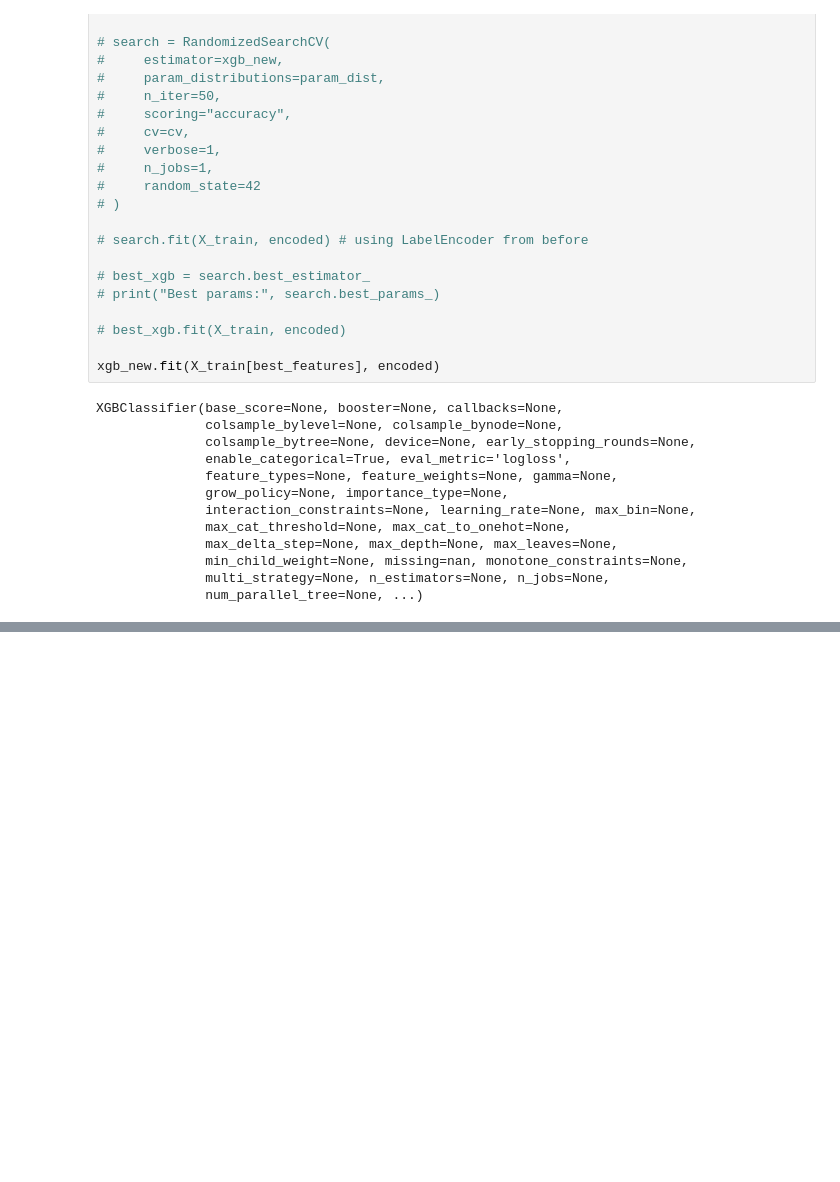
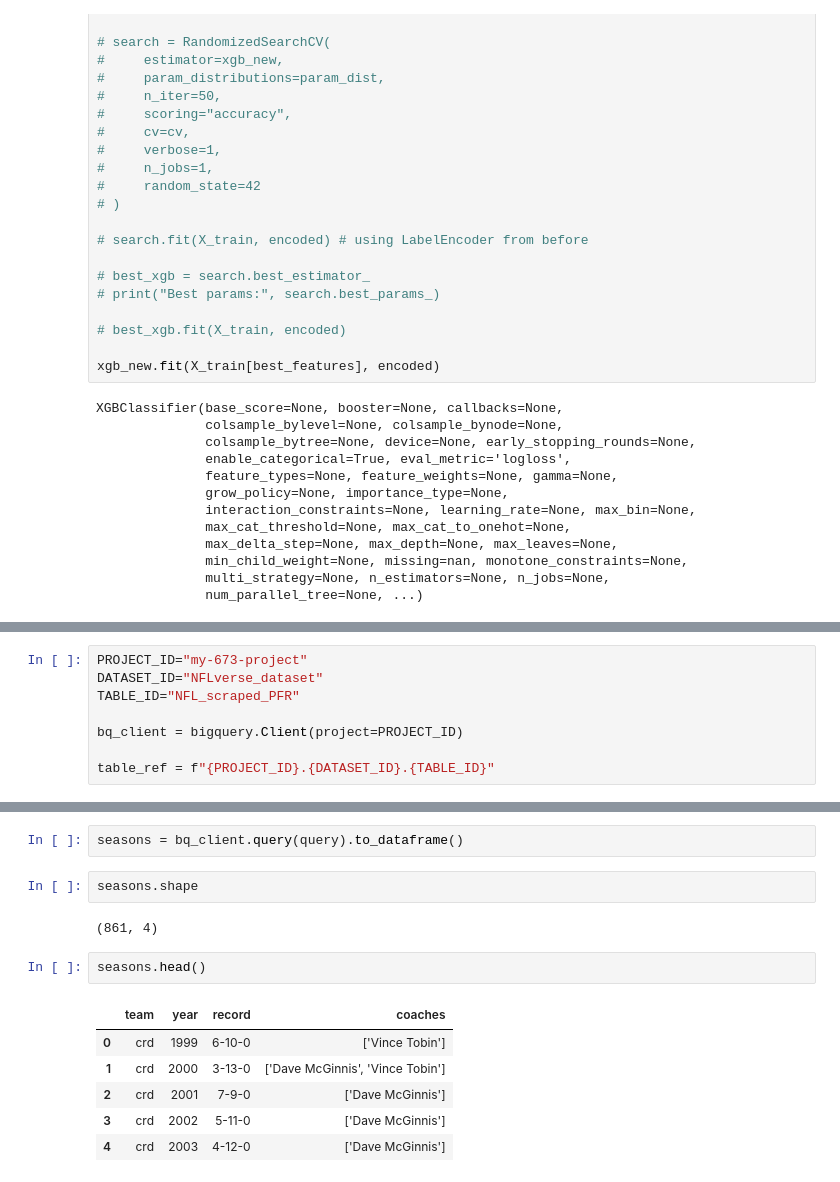
Before and after one commit to cwedell/bus673, a Jupyter notebook: NFLverse_EDA.ipynb, the cells around one changed output, grey strips where cells are left out. Cells and saved outputs as stored; diff of their text form; blank space fills up the shorter version.

```diff
--- a/NFLverse_EDA.ipynb
+++ b/NFLverse_EDA.ipynb
@@ -449,0 +454,8 @@ Feature Importances: [0.00739042 0.03770078 0.11540795 0.347221   0.26395175 0.1
+# %%
+PROJECT_ID="my-673-project"
+DATASET_ID="NFLverse_dataset"
+TABLE_ID="NFL_scraped_PFR"
+
+bq_client = bigquery.Client(project=PROJECT_ID)
+
+table_ref = f"{PROJECT_ID}.{DATASET_ID}.{TABLE_ID}"
@@ -449,0 +471,15 @@ Feature Importances: [0.00739042 0.03770078 0.11540795 0.347221   0.26395175 0.1
+# %%
+seasons = bq_client.query(query).to_dataframe()
+# %%
+seasons.shape
+# %% [output]
+(861, 4)
+# %%
+seasons.head()
+# %% [output]
+|  | team | year | record | coaches |
+| 0 | crd | 1999 | 6-10-0 | ['Vince Tobin'] |
+| 1 | crd | 2000 | 3-13-0 | ['Dave McGinnis', 'Vince Tobin'] |
+| 2 | crd | 2001 | 7-9-0 | ['Dave McGinnis'] |
+| 3 | crd | 2002 | 5-11-0 | ['Dave McGinnis'] |
+| 4 | crd | 2003 | 4-12-0 | ['Dave McGinnis'] |
```
Also changed, not shown: parts of 10 cells of this notebook.
